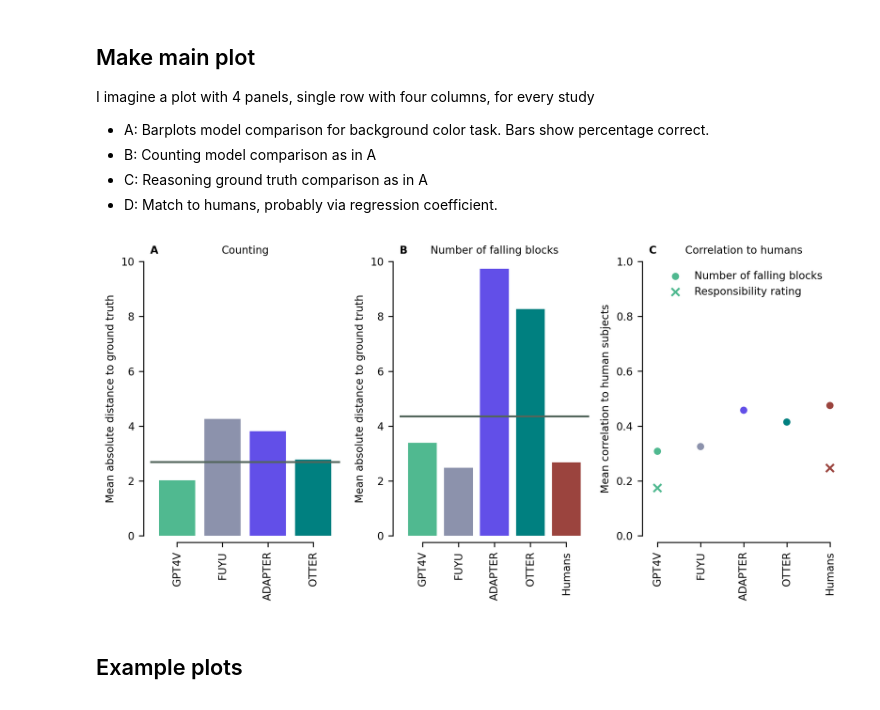
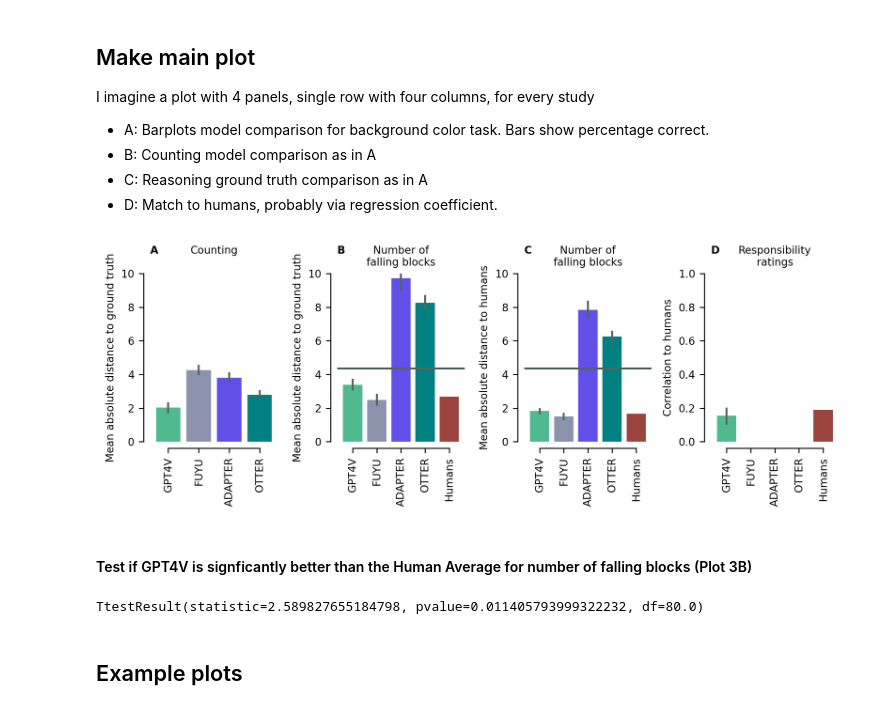
Before and after one commit to lsbuschoff/multimodal, a Jupyter notebook: causal_analysis.ipynb, the cells around one changed output. Cells and saved outputs as stored; diff of their text form; code cells hidden in the pictures.

Commit message:
Corrected data location and added figures

```diff
--- a/causal_analysis.ipynb
+++ b/causal_analysis.ipynb
@@ -237,0 +351,10 @@ Mean correlation between human participants for experiment 3 is: 0.2470
+# %%
+# Fisher z-transform all correlation values
+trans_corrs = np.arctanh(human_corrs)
+
+# Take mean
+mean_trans_corrs = np.mean(trans_corrs)
+
+# Inverse Fisher z-transform
+avg_human_corrs = np.tanh(mean_trans_corrs)
+print(f"Experiment 3: average human paired correlation is: {avg_human_corrs:.4f}")
@@ -245,46 +370,66 @@ I imagine a plot with 4 panels, single row with four columns,  for every study
 # %%
 # Prepare plot
 num_subjects = len(subjects)
-fig, axs = plt.subplots(1, 3, figsize=(8,4), sharey=False, tight_layout=True)
+fig, axs = plt.subplots(1, 4, figsize=(8,3), sharey=False, tight_layout=True)
 
 # Plot A
 axs[0].bar(np.arange(num_subjects-1), mean_absolute_dists[0, 0, :], color=model_colors)
-axs[0].set_title("Counting")
-axs[0].set_title("A", fontweight='bold', loc='left', fontsize='medium')
+axs[0].errorbar(np.arange(num_subjects-1), mean_absolute_dists[0, 0, :], yerr=sem_absolute_dists[0, 0, :], ls="none")
+axs[0].set_title("Counting\n")
+axs[0].set_title("A\n", fontweight='bold', loc='left', fontsize='medium')
 axs[0].set_ylabel("Mean absolute distance to ground truth")
 axs[0].set_ylim(0, 10)
-axs[0].axhline(y=random_dists[0])
+#axs[0].axhline(y=random_dists[0])
 axs[0].set_xticks(np.arange(num_subjects-1))
 
 # Plot B
-axs[1].bar(np.arange(num_subjects), np.hstack((mean_absolute_dists[1, 0, :], np.nanmean(mean_absolute_dists_humans_exp2))), color=model_colors)
-axs[1].set_title("Number of falling blocks")
-axs[1].set_title("B", fontweight='bold', loc='left', fontsize='medium')
+axs[1].bar(np.arange(num_subjects), np.hstack((mean_absolute_dists[1, 0, :], np.nanmean(mean_absolute_dists_humans[1, 0, :]))), color=model_colors)
+axs[1].errorbar(np.arange(num_subjects-1), mean_absolute_dists[1, 0, :], yerr=sem_absolute_dists[1, 0, :], ls="none")
+axs[1].set_title("Number of\nfalling blocks", loc="center")
+axs[1].set_title("B\n", fontweight='bold', loc='left', fontsize='medium')
 axs[1].set_ylabel("Mean absolute distance to ground truth")
 axs[1].set_ylim(0, 10)
 axs[1].axhline(y=random_dists[1])
 axs[1].set_xticks(np.arange(num_subjects))
 
-# Plot C
-axs[2].scatter(np.arange(num_subjects), np.concatenate((np.nanmean(corrs_human_inds[0, :], axis=1), [np.nanmean(human_corrs[0, :])])),
-               label="Number of falling blocks", s=20, marker="o", color=model_colors)
-axs[2].scatter(np.arange(num_subjects), np.concatenate((np.nanmean(corrs_human_inds[1, :], axis=1), [np.nanmean(human_corrs[1, :])])),
-               label="Responsibility rating", marker="x", color=model_colors)
-axs[2].set_title("Correlation to humans")
-axs[2].set_title("C", fontweight='bold', loc='left', fontsize='medium')
-axs[2].set_ylabel("Mean correlation to human subjects")
-axs[2].set_ylim(0, 1)
+# Plot B
+axs[2].bar(np.arange(num_subjects), np.hstack((mean_absolute_dists[1, 1, :], np.nanmean(mean_absolute_dists_humans[1, 1, :]))), color=model_colors)
+axs[2].errorbar(np.arange(num_subjects-1), mean_absolute_dists[1, 1, :], yerr=sem_absolute_dists[1, 1, :], ls="none")
+axs[2].set_title("Number of\nfalling blocks", loc="center")
+axs[2].set_title("C\n", fontweight='bold', loc='left', fontsize='medium')
+axs[2].set_ylabel("Mean absolute distance to humans")
+axs[2].set_ylim(0, 10)
+axs[2].axhline(y=random_dists[1])
 axs[2].set_xticks(np.arange(num_subjects))
-axs[2].legend(loc="upper center", frameon=False)
+
+# Plot C human_judgement_correlation_ci
+axs[3].bar(np.arange(num_subjects), np.concatenate((corrs_to_humans_exp3, [avg_human_corrs])), color=model_colors)
+axs[3].errorbar(np.arange(num_subjects),
+                np.hstack((corrs_to_humans_exp3, [human_corrs[0]])),
+                yerr=np.hstack((human_judgement_correlation_ci, np.zeros((2,1)))), ls="none")
+axs[3].set_title("Responsibility\nratings", loc="center")
+axs[3].set_title("D\n", fontweight='bold', loc='left', fontsize='medium')
+axs[3].set_ylabel("Correlation to humans")
+axs[3].set_ylim(0, 1)
+axs[3].set_xticks(np.arange(num_subjects))
 
 # Despine and set x tick labels afterwards
 sns.despine(offset=5, trim=True)
 axs[0].set_xticklabels(subjects[1:], rotation=90)
 axs[1].set_xticklabels(np.hstack((subjects[1:], "Humans")), rotation=90)
 axs[2].set_xticklabels(np.hstack((subjects[1:], "Humans")), rotation=90)
-plt.savefig("jenga_main.pdf", dpi=300)
+axs[3].set_xticklabels(np.hstack((subjects[1:], "Humans")), rotation=90)
+plt.savefig("figures/causal_main.pdf", dpi=300)
 # %% [output]
-[figure, old version]
+[figure, new version]
+# %% [markdown]
+#### Test if GPT4V is signficantly better than the Human Average for number of falling blocks (Plot 3B)
+# %%
+ttest_ind(abs(data_jenga[data_jenga["Experiment"] == 2]["GPT4V"] - data_jenga[data_jenga["Experiment"] == 2]["GT"]),
+          abs(data_jenga[data_jenga["Experiment"] == 2]["HumanAvg"] - data_jenga[data_jenga["Experiment"] == 2]["GT"]),
+          nan_policy="omit")
+# %% [output]
+TtestResult(statistic=2.589827655184798, pvalue=0.011405793999322232, df=80.0)
 # %% [markdown]
 ## Example plots
 # %%
```
Also changed, not shown: parts of 8 cells of this notebook, 9 other files.
